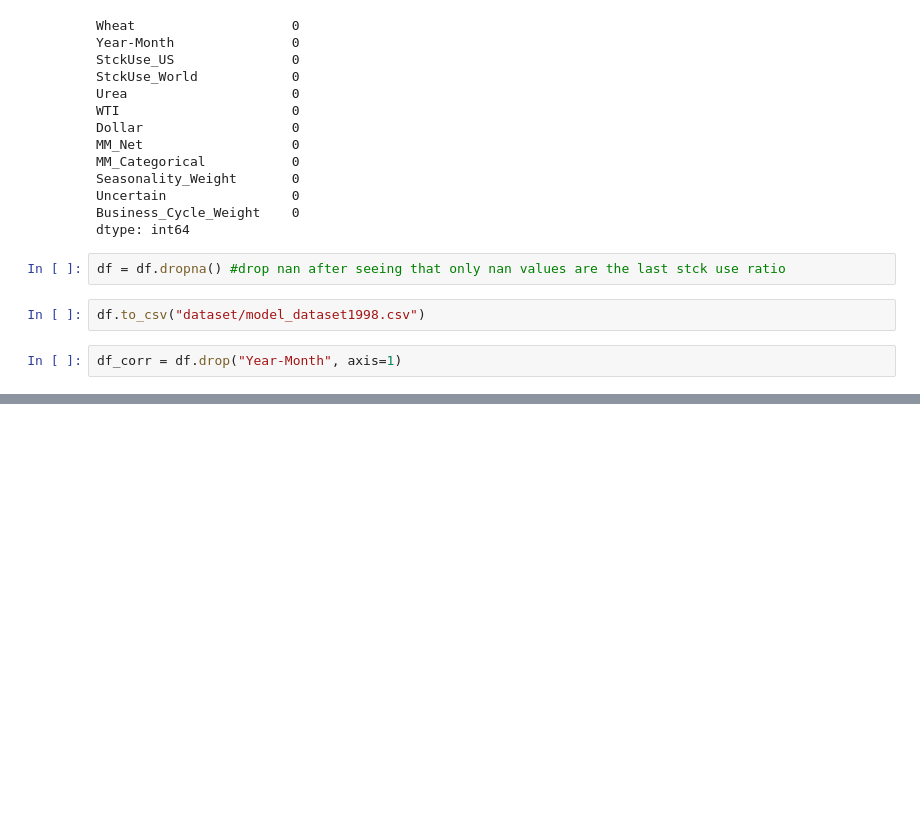
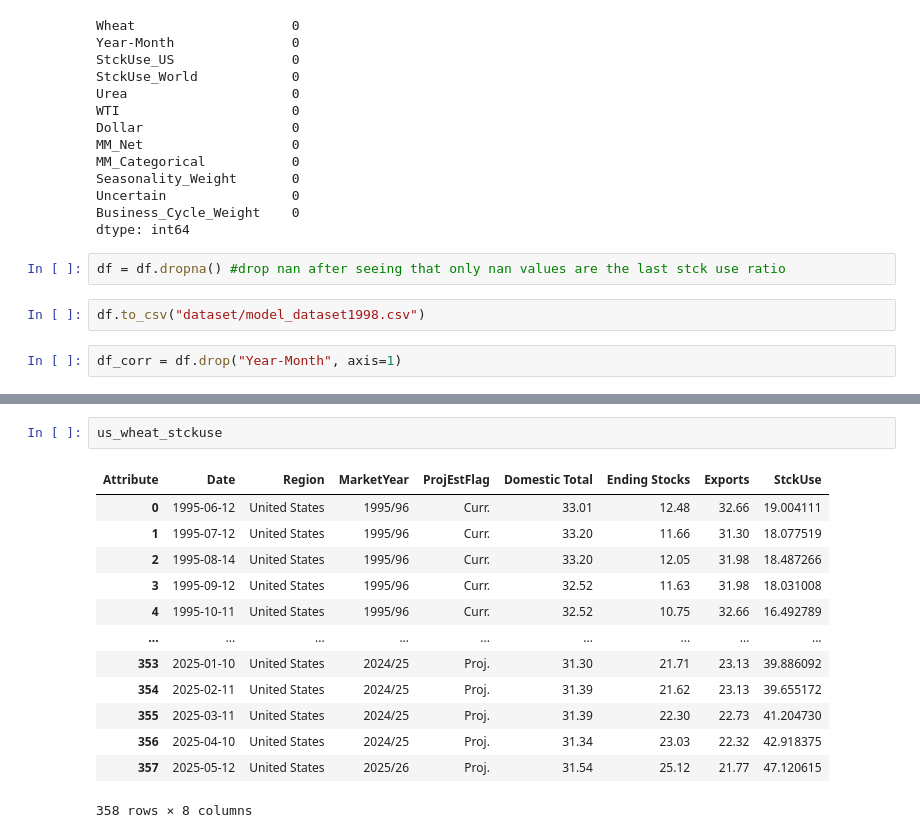
Before and after one commit to aleexv6/WheatPriceModel, a Jupyter notebook: dataset.ipynb, the cells around one changed output, grey strips where cells are left out. Drawn from its saved outputs; the diff is of its cells as text; blank space fills up the shorter version.

```diff
--- a/dataset.ipynb
+++ b/dataset.ipynb
@@ -397,0 +449,16 @@ df_corr.corr()  # matrice de corrélation
+# %%
+us_wheat_stckuse
+# %% [output]
+| Attribute | Date | Region | MarketYear | ProjEstFlag | Domestic Total | Ending Stocks | Exports | StckUse |
+| 0 | 1995-06-12 | United States | 1995/96 | Curr. | 33.01 | 12.48 | 32.66 | 19.004111 |
+| 1 | 1995-07-12 | United States | 1995/96 | Curr. | 33.20 | 11.66 | 31.30 | 18.077519 |
+| 2 | 1995-08-14 | United States | 1995/96 | Curr. | 33.20 | 12.05 | 31.98 | 18.487266 |
+| 3 | 1995-09-12 | United States | 1995/96 | Curr. | 32.52 | 11.63 | 31.98 | 18.031008 |
+| 4 | 1995-10-11 | United States | 1995/96 | Curr. | 32.52 | 10.75 | 32.66 | 16.492789 |
+| ... | ... | ... | ... | ... | ... | ... | ... | ... |
+| 353 | 2025-01-10 | United States | 2024/25 | Proj. | 31.30 | 21.71 | 23.13 | 39.886092 |
+| 354 | 2025-02-11 | United States | 2024/25 | Proj. | 31.39 | 21.62 | 23.13 | 39.655172 |
+| 355 | 2025-03-11 | United States | 2024/25 | Proj. | 31.39 | 22.30 | 22.73 | 41.204730 |
+| 356 | 2025-04-10 | United States | 2024/25 | Proj. | 31.34 | 23.03 | 22.32 | 42.918375 |
+| 357 | 2025-05-12 | United States | 2025/26 | Proj. | 31.54 | 25.12 | 21.77 | 47.120615 |
+358 rows × 8 columns
```
Also changed, not shown: parts of 9 cells of this notebook, 3 other files.
